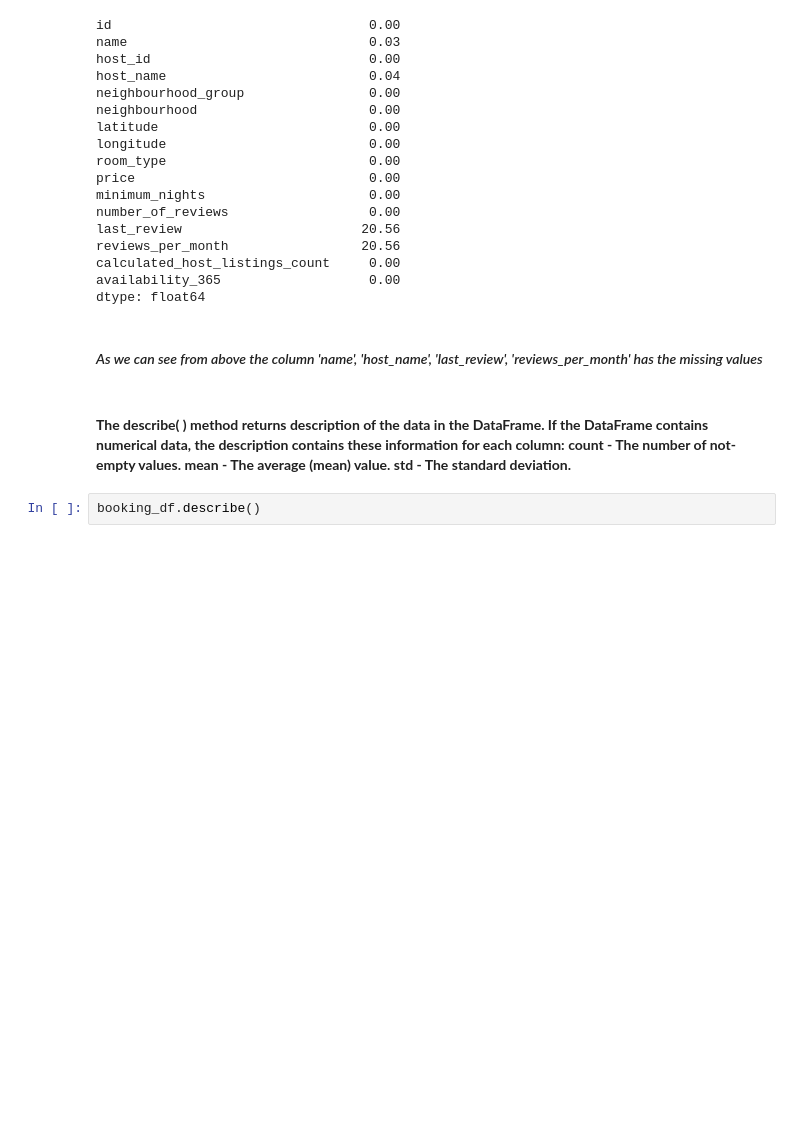
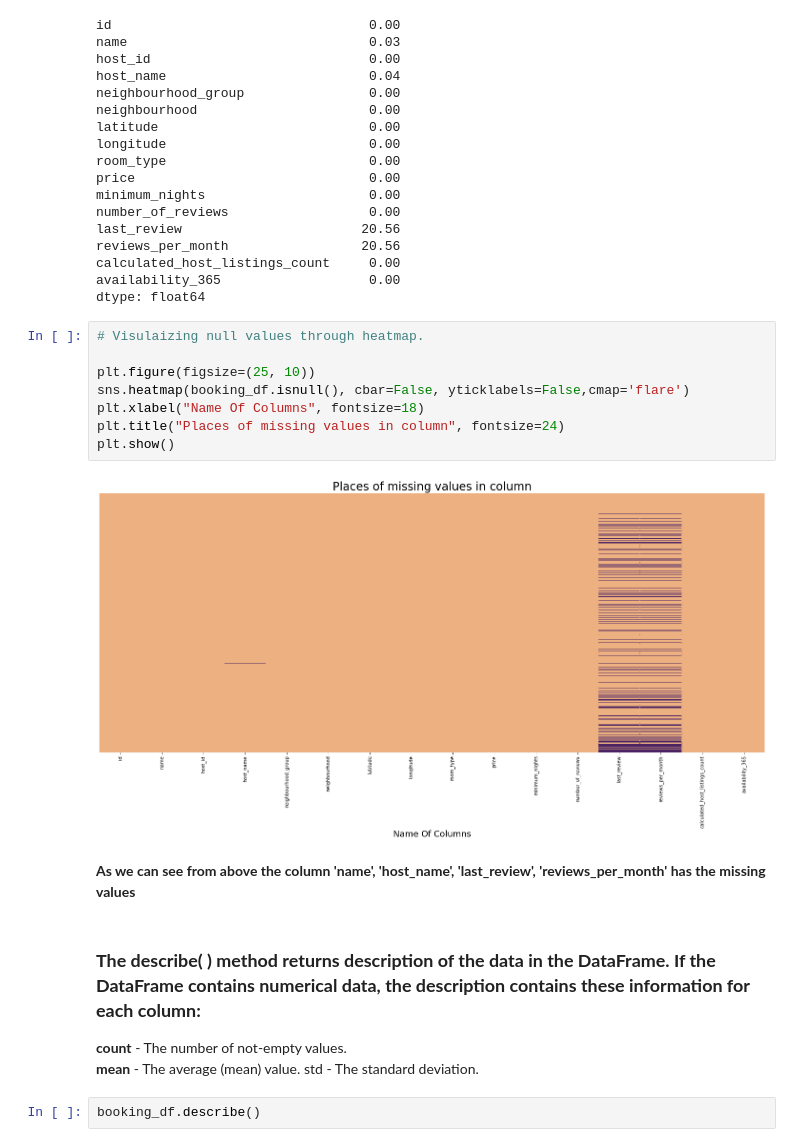
Before and after one commit to soopertramp/Capstone-1-Submission, a Jupyter notebook: AirBnb Bookings Analysis.ipynb, the cells around one changed output. Cells and saved outputs as stored; diff of their text form; blank space fills up the shorter version.

```diff
--- a/AirBnb Bookings Analysis.ipynb
+++ b/AirBnb Bookings Analysis.ipynb
@@ -116,10 +124,22 @@ reviews_per_month                 20.56
 calculated_host_listings_count     0.00
 availability_365                   0.00
 dtype: float64
+# %%
+# Visulaizing null values through heatmap.
+
+plt.figure(figsize=(25, 10))
+sns.heatmap(booking_df.isnull(), cbar=False, yticklabels=False,cmap='flare')
+plt.xlabel("Name Of Columns", fontsize=18)
+plt.title("Places of missing values in column", fontsize=24)
+plt.show()
+# %% [output]
+[figure, added]
 # %% [markdown]
-####  *As we can see from above the column 'name', 'host_name', 'last_review', 'reviews_per_month' has the missing values*
+**As we can see from above the column 'name', 'host_name', 'last_review', 'reviews_per_month' has the missing values**
 # %% [markdown]
-#### **The describe( ) method returns description of the data in the DataFrame. If the DataFrame contains numerical data, the description contains these information for each column: count - The number of not-empty values. mean - The average (mean) value. std - The standard deviation.**
+### **The describe( ) method returns description of the data in the DataFrame. If the DataFrame contains numerical data, the description contains these information for each column:**
+**count** - The number of not-empty values. <br>
+**mean** - The average (mean) value. std - The standard deviation.
 # %%
 booking_df.describe()
 # %% [output]
```
Also changed, not shown: parts of 35 cells of this notebook.
